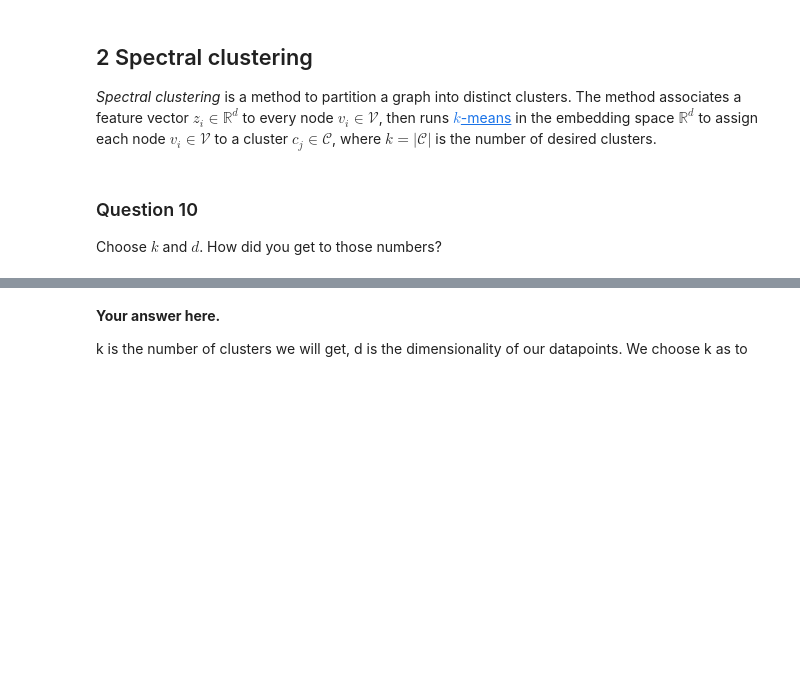
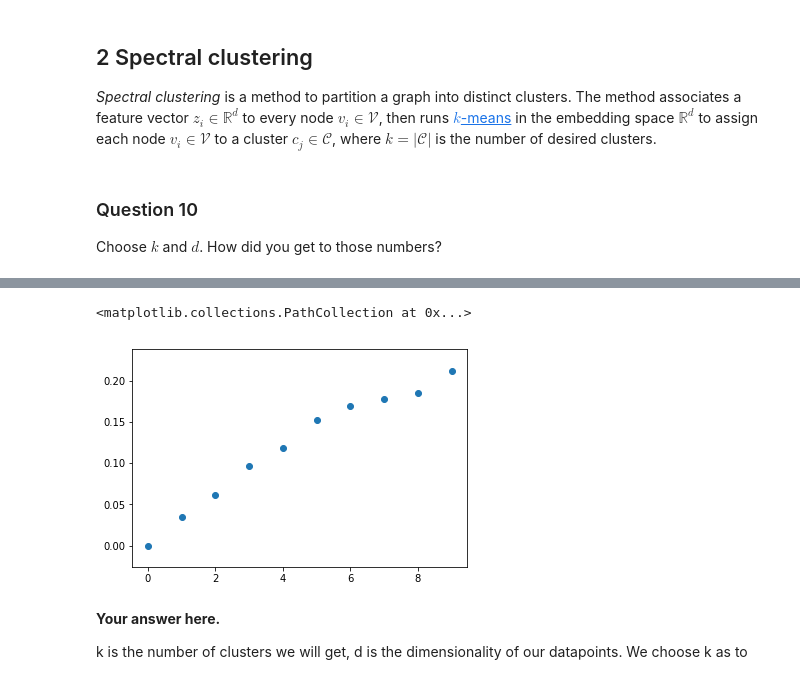
Before and after one commit to rusucosmin/ntp, a Jupyter notebook: 3_spectral_graph_theory.ipynb, the cells around one changed output, grey strips where cells are left out. Saved outputs shown, nothing was run; the diff lists cells and outputs as text; code cells hidden in the pictures; blank space fills up the shorter version.

```diff
--- a/3_spectral_graph_theory.ipynb
+++ b/3_spectral_graph_theory.ipynb
@@ -275,3 +316,8 @@ Choose $k$ and $d$. How did you get to those numbers?
+# %%
+plt.scatter(np.arange(10), filter_eigen_val[0:10])
+# %% [output]
+<matplotlib.collections.PathCollection at 0x...>
+[figure, added]
 # %% [markdown]
 **Your answer here.**
 
```
Also changed, not shown: parts of 11 cells of this notebook, 1 other file.
